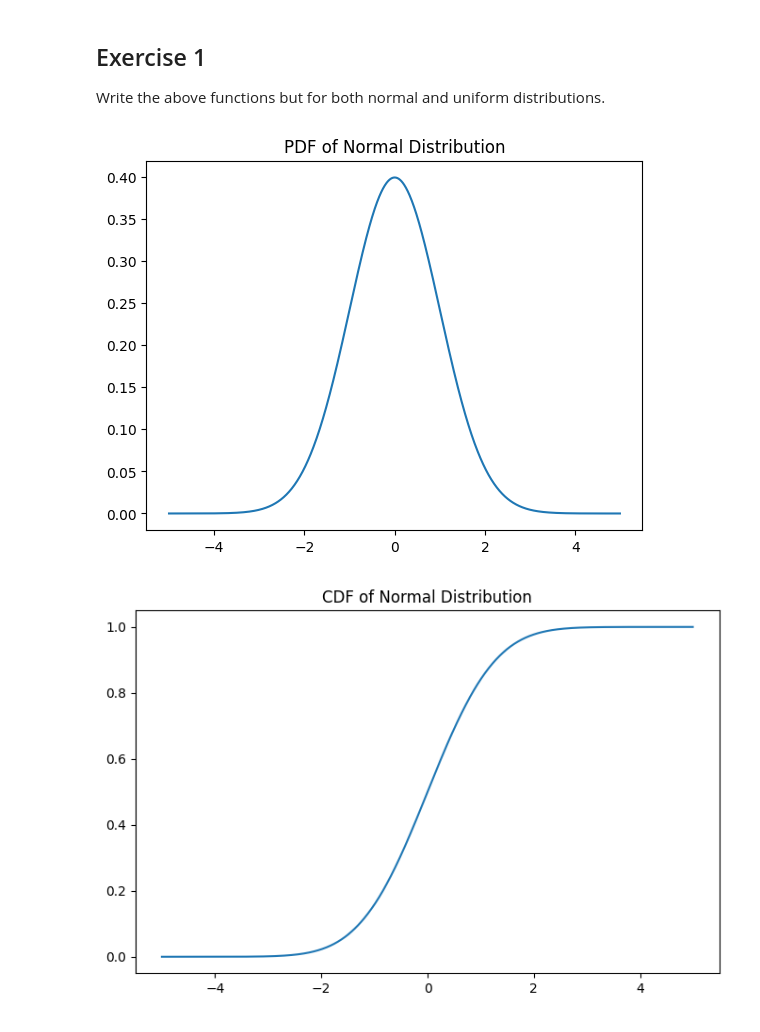
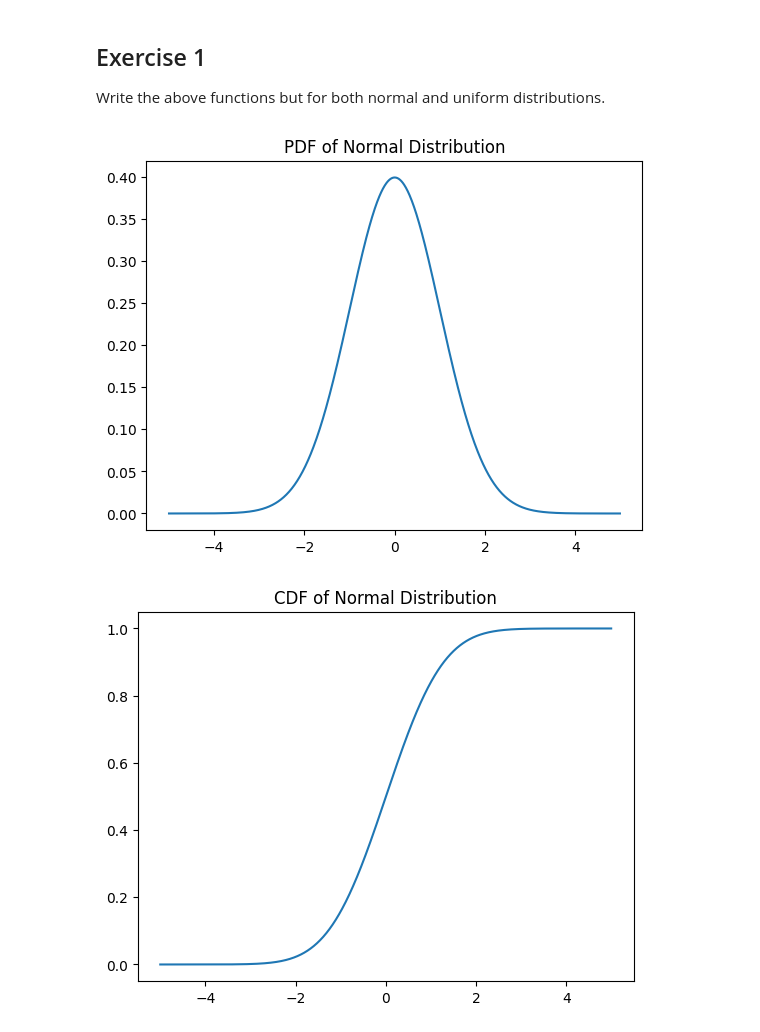
Before and after one commit to 4GeeksAcademy/helloklow-probability-distribution-exercises-project-with-python, a Jupyter notebook: notebook/problems.ipynb, the cells around one changed output. Saved outputs shown, nothing was run; the diff lists cells and outputs as text; code cells hidden in the pictures.

```diff
--- a/notebook/problems.ipynb
+++ b/notebook/problems.ipynb
@@ -88,27 +88,28 @@ Write the above functions but for both normal and uniform distributions.
 # %%
 # Normal Distribution
 import matplotlib.pyplot as plt
 import numpy as np
 from scipy.stats import norm
 
 mu = 0 # Mean
 sigma = 1 # Standard deviation
 data = np.arange(-5, 5, 0.01)
 
-# PDF
-pdf = norm.pdf(data, mu, sigma)
-# Plot PDF
-plt.plot(data, pdf)
-plt.title(f"PDF of Normal Distribution")
-plt.show()
+pdf_norm = norm.pdf(data, mu, sigma)
+cdf_norm = norm.cdf(data, mu, sigma)
+ppf_norm = norm.ppf(data, mu, sigma)
 
-# CDF
-cdf = norm.cdf(data, mu, sigma)
-# Plot CDF
-plt.figure(figsize=(8, 5))
-plt.plot(data, cdf, label='Cumulative Distribution Function')
-plt.title('CDF of Normal Distribution')
-plt.show()
+pds_norm = {
+    "pdf": pdf_norm,
+    "cdf": cdf_norm,
+    "ppf": ppf_norm
+       }
+
+for k, v in pds_norm.items():
+    # Plot
+    plt.plot(data, v)
+    plt.title(f"{k.upper()} of Normal Distribution")
+    plt.show()
 # %% [output]
 [figure]
-[figure, old version]
+[figure, new version]
```
Also changed, not shown: parts of 2 cells of this notebook.
